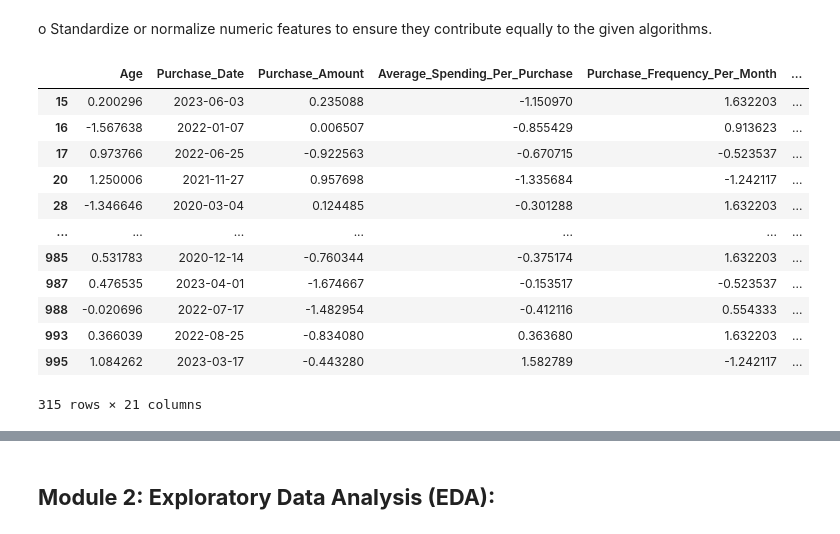
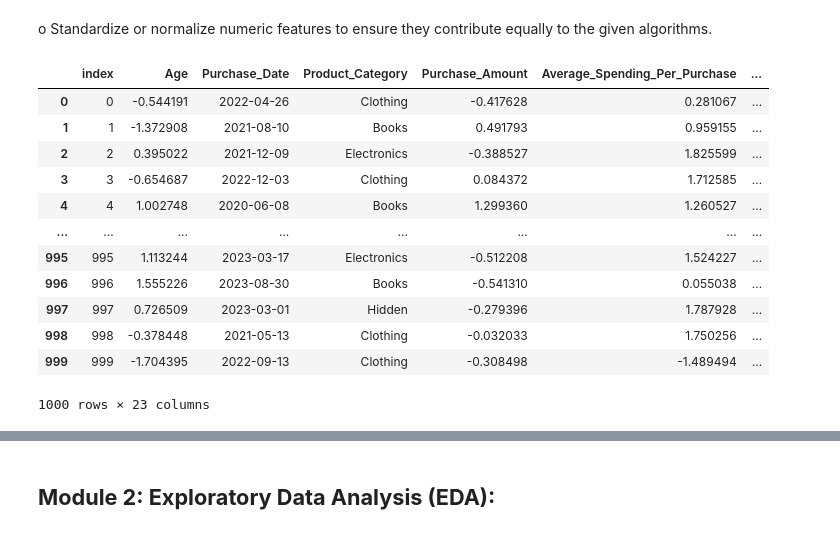
Before and after one commit to ApatheticMioz/electronics-sales-analysis-ml, a Jupyter notebook: project.ipynb, the cells around one changed output, grey strips where cells are left out. Cells and saved outputs as stored; diff of their text form; code cells hidden in the pictures.

```diff
--- a/project.ipynb
+++ b/project.ipynb
@@ -118,6 +104,7 @@ for col in int_columns:
     df[col] = pd.to_numeric(df[col], errors="coerce").astype("Int64")
 
 df = df.replace('', np.nan)
+df = df.replace('Hidden', np.nan)
 
 df["Will_Purchase_Next_Month"] = df["Will_Purchase_Next_Month"].astype(bool)
 
@@ -305,36 +289,34 @@ month_to_season = {
 mode_season = df['Season'].mode()[0]
 
 # Handle NaN or 'Hidden' values in 'Season' column
-df['Season'] = np.where(
-    df['Season'].isin([np.nan, 'Hidden']),
-    np.where(
-        df['Month'].isin([np.nan, 'Hidden']),
-        mode_season,  # Use mode of 'Season' if Month is missing
-        df['Month'].map(month_to_season)  # Map month to season
+df['Season'] = df['Season'].replace(['Hidden', np.nan], None)  # Replace 'Hidden' and NaN with None for consistency
+df['Season'] = df.apply(
+    lambda row: row['Season'] if row['Season'] is not None else (
+        month_to_season.get(row['Month'], mode_season) if pd.notnull(row['Month']) else mode_season
     ),
-    df['Season']
+    axis=1
 )
 
 # Handling NaN or 'Hidden' in 'Month' column using the season-to-month mapping
 season_to_month = {
-    'Winter': 1,  # January
-    'Spring': 4,  # April
-    'Summer': 7,  # July
-    'Fall': 10    # October
+    'Winter': 1,  # Default to January for Winter
+    'Spring': 4,  # Default to April for Spring
+    'Summer': 7,  # Default to July for Summer
+    'Fall': 10    # Default to October for Fall
 }
 
-df['Month'] = np.where(
-    df['Month'].isin([np.nan, 'Hidden']),
-    df['Season'].map(season_to_month),  # Map season to month
-    df['Month']
+df['Month'] = df['Month'].replace(['Hidden', np.nan], None)  # Replace 'Hidden' and NaN with None
+df['Month'] = df.apply(
+    lambda row: row['Month'] if row['Month'] is not None else season_to_month.get(row['Season'], None),
+    axis=1
 )
 
-# Ensure 'Month' is of integer type (handling NaN values as Int64 type)
-df['Month'] = df['Month'].astype('Int64')
+# Convert 'Month' to integer, handling missing values gracefully
+df['Month'] = pd.to_numeric(df['Month'], errors='coerce').astype('Int64')
 
 # Handling NaN or 'Hidden' in 'Year' column by replacing them with the mode
 year_mode = df['Year'].mode()[0]
-df['Year'] = df['Year'].apply(lambda x: year_mode if x in [np.nan, 'Hidden'] else x)
+df['Year'] = df['Year'].replace(['Hidden', np.nan], year_mode)
 
 # Check if any NaN values remain in 'Year' and 'Month' columns
 print(df[['Year', 'Month']].isnull().sum())
@@ -346,6 +328,8 @@ dtype: int64
 df['Month'].isnull().sum()
 # %% [output]
 0
+# %%
+df = df.reset_index()
 # %%
 df.head(10)
 # %% [output]
@@ -436,6 +440,8 @@ for col, first_value in columns_to_drop.items():
     if col_to_drop in df_encoded.columns:
         df_encoded = df_encoded.drop(columns=[col_to_drop])
 
+df_encoded[df_encoded.columns[df_encoded.dtypes == 'bool']] = df_encoded[df_encoded.columns[df_encoded.dtypes == 'bool']].astype('int64')
+
 # Show the columns after dropping
 print(df_encoded.columns)
 # %% [output]
@@ -561,29 +568,33 @@ df_encoded
 o Standardize or normalize numeric features to ensure they contribute equally to
 the given algorithms.
 # %%
-columns_to_standardize = df_encoded.select_dtypes(include=['int64', 'float64']).columns
+columns_to_standardize = ['Age', 'Purchase_Amount', 'Average_Spending_Per_Purchase',
+                       'Purchase_Frequency_Per_Month', 'Brand_Affinity_Score', 'Month', 'Year',
+                       'Days']
+
+# columns_to_standardize = df_encoded.select_dtypes(include=['int64', 'float64']).columns
 scaler = StandardScaler()
 
 Scaled_df = df_encoded.copy()
 Scaled_df[columns_to_standardize] = scaler.fit_transform(Scaled_df[columns_to_standardize])
 
 KMeans_df = Scaled_df.copy()
 MLRM_df = Scaled_df.copy()
 
 # MLRM_df = df_encoded.copy()
 
 Scaled_df
 # %% [output]
-|  | Age | Purchase_Date | Purchase_Amount | Average_Spending_Per_Purchase | Purchase_Frequency_Per_Month | ... |
-| 15 | 0.200296 | 2023-06-03 | 0.235088 | -1.150970 | 1.632203 | ... |
-| 16 | -1.567638 | 2022-01-07 | 0.006507 | -0.855429 | 0.913623 | ... |
-| 17 | 0.973766 | 2022-06-25 | -0.922563 | -0.670715 | -0.523537 | ... |
-| 20 | 1.250006 | 2021-11-27 | 0.957698 | -1.335684 | -1.242117 | ... |
-| 28 | -1.346646 | 2020-03-04 | 0.124485 | -0.301288 | 1.632203 | ... |
-| ... | ... | ... | ... | ... | ... | ... |
-| 985 | 0.531783 | 2020-12-14 | -0.760344 | -0.375174 | 1.632203 | ... |
-| 987 | 0.476535 | 2023-04-01 | -1.674667 | -0.153517 | -0.523537 | ... |
-| 988 | -0.020696 | 2022-07-17 | -1.482954 | -0.412116 | 0.554333 | ... |
-| 993 | 0.366039 | 2022-08-25 | -0.834080 | 0.363680 | 1.632203 | ... |
-| 995 | 1.084262 | 2023-03-17 | -0.443280 | 1.582789 | -1.242117 | ... |
+|  | index | Age | Purchase_Date | Product_Category | Purchase_Amount | Average_Spending_Per_Purchase | ... |
+| 0 | 0 | -0.544191 | 2022-04-26 | Clothing | -0.417628 | 0.281067 | ... |
+| 1 | 1 | -1.372908 | 2021-08-10 | Books | 0.491793 | 0.959155 | ... |
+| 2 | 2 | 0.395022 | 2021-12-09 | Electronics | -0.388527 | 1.825599 | ... |
+| 3 | 3 | -0.654687 | 2022-12-03 | Clothing | 0.084372 | 1.712585 | ... |
+| 4 | 4 | 1.002748 | 2020-06-08 | Books | 1.299360 | 1.260527 | ... |
+| ... | ... | ... | ... | ... | ... | ... | ... |
+| 995 | 995 | 1.113244 | 2023-03-17 | Electronics | -0.512208 | 1.524227 | ... |
+| 996 | 996 | 1.555226 | 2023-08-30 | Books | -0.541310 | 0.055038 | ... |
+| 997 | 997 | 0.726509 | 2023-03-01 | Hidden | -0.279396 | 1.787928 | ... |
+| 998 | 998 | -0.378448 | 2021-05-13 | Clothing | -0.032033 | 1.750256 | ... |
+| 999 | 999 | -1.704395 | 2022-09-13 | Clothing | -0.308498 | -1.489494 | ... |
-315 rows × 21 columns
+1000 rows × 23 columns
```
Also changed, not shown: parts of 31 cells of this notebook.
